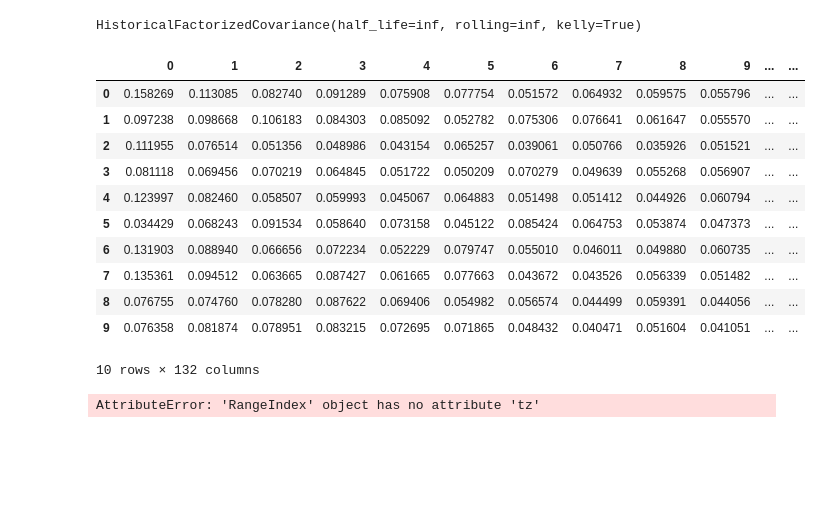
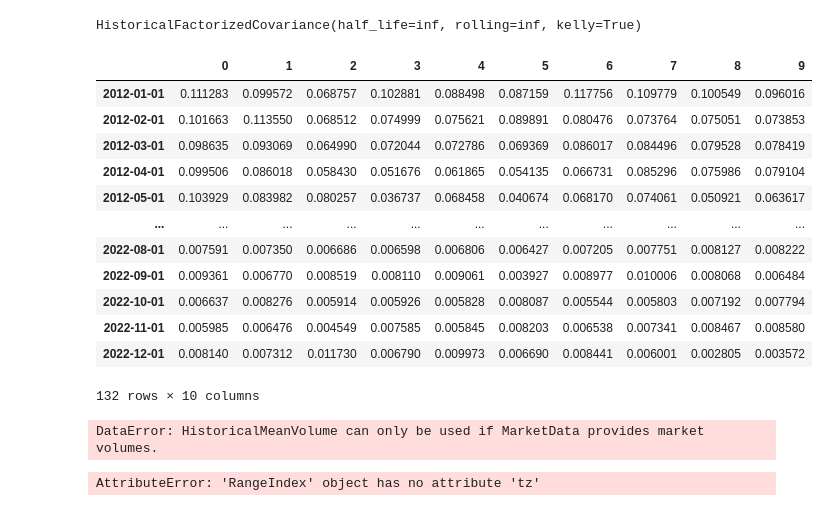
Before and after one commit to thomas-c-suman/ORIE5370Project, a Jupyter notebook: ORIE 5370 Final Project.ipynb, the cells around one changed output. Drawn from its saved outputs; the diff is of its cells as text; code cells hidden in the pictures; blank space fills up the shorter version.

```diff
--- a/ORIE 5370 Final Project.ipynb
+++ b/ORIE 5370 Final Project.ipynb
@@ -48,19 +52,59 @@ returns = (np.array(returns[1:]) - np.array(returns[:-1]))/np.array(returns[:-1]
-# %%
-returns = pd.DataFrame(returns).T
-returns
-# %% [output]
-|  | 0 | 1 | 2 | 3 | 4 | 5 | 6 | 7 | 8 | 9 | ... | ... |
-| 0 | 0.158269 | 0.113085 | 0.082740 | 0.091289 | 0.075908 | 0.077754 | 0.051572 | 0.064932 | 0.059575 | 0.055796 | ... | ... |
-| 1 | 0.097238 | 0.098668 | 0.106183 | 0.084303 | 0.085092 | 0.052782 | 0.075306 | 0.076641 | 0.061647 | 0.055570 | ... | ... |
-| 2 | 0.111955 | 0.076514 | 0.051356 | 0.048986 | 0.043154 | 0.065257 | 0.039061 | 0.050766 | 0.035926 | 0.051521 | ... | ... |
-| 3 | 0.081118 | 0.069456 | 0.070219 | 0.064845 | 0.051722 | 0.050209 | 0.070279 | 0.049639 | 0.055268 | 0.056907 | ... | ... |
-| 4 | 0.123997 | 0.082460 | 0.058507 | 0.059993 | 0.045067 | 0.064883 | 0.051498 | 0.051412 | 0.044926 | 0.060794 | ... | ... |
-| 5 | 0.034429 | 0.068243 | 0.091534 | 0.058640 | 0.073158 | 0.045122 | 0.085424 | 0.064753 | 0.053874 | 0.047373 | ... | ... |
-| 6 | 0.131903 | 0.088940 | 0.066656 | 0.072234 | 0.052229 | 0.079747 | 0.055010 | 0.046011 | 0.049880 | 0.060735 | ... | ... |
-| 7 | 0.135361 | 0.094512 | 0.063665 | 0.087427 | 0.061665 | 0.077663 | 0.043672 | 0.043526 | 0.056339 | 0.051482 | ... | ... |
-| 8 | 0.076755 | 0.074760 | 0.078280 | 0.087622 | 0.069406 | 0.054982 | 0.056574 | 0.044499 | 0.059391 | 0.044056 | ... | ... |
-| 9 | 0.076358 | 0.081874 | 0.078951 | 0.083215 | 0.072695 | 0.071865 | 0.048432 | 0.040471 | 0.051604 | 0.041051 | ... | ... |
-10 rows × 132 columns
+# %%
+ret = pd.DataFrame(returns)
+
+datetime_list = []
+
+for i in range(2012,2023):
+    for j in range(1,13):
+        datetime_list.append(datetime.datetime(i, j, 1))
+
+ret.index = datetime_list
+ret
+# %% [output]
+|  | 0 | 1 | 2 | 3 | 4 | 5 | 6 | 7 | 8 | 9 |
+| 2012-01-01 | 0.111283 | 0.099572 | 0.068757 | 0.102881 | 0.088498 | 0.087159 | 0.117756 | 0.109779 | 0.100549 | 0.096016 |
+| 2012-02-01 | 0.101663 | 0.113550 | 0.068512 | 0.074999 | 0.075621 | 0.089891 | 0.080476 | 0.073764 | 0.075051 | 0.073853 |
+| 2012-03-01 | 0.098635 | 0.093069 | 0.064990 | 0.072044 | 0.072786 | 0.069369 | 0.086017 | 0.084496 | 0.079528 | 0.078419 |
+| 2012-04-01 | 0.099506 | 0.086018 | 0.058430 | 0.051676 | 0.061865 | 0.054135 | 0.066731 | 0.085296 | 0.075986 | 0.079104 |
+| 2012-05-01 | 0.103929 | 0.083982 | 0.080257 | 0.036737 | 0.068458 | 0.040674 | 0.068170 | 0.074061 | 0.050921 | 0.063617 |
+| ... | ... | ... | ... | ... | ... | ... | ... | ... | ... | ... |
+| 2022-08-01 | 0.007591 | 0.007350 | 0.006686 | 0.006598 | 0.006806 | 0.006427 | 0.007205 | 0.007751 | 0.008127 | 0.008222 |
+| 2022-09-01 | 0.009361 | 0.006770 | 0.008519 | 0.008110 | 0.009061 | 0.003927 | 0.008977 | 0.010006 | 0.008068 | 0.006484 |
+| 2022-10-01 | 0.006637 | 0.008276 | 0.005914 | 0.005926 | 0.005828 | 0.008087 | 0.005544 | 0.005803 | 0.007192 | 0.007794 |
+| 2022-11-01 | 0.005985 | 0.006476 | 0.004549 | 0.007585 | 0.005845 | 0.008203 | 0.006538 | 0.007341 | 0.008467 | 0.008580 |
+| 2022-12-01 | 0.008140 | 0.007312 | 0.011730 | 0.006790 | 0.009973 | 0.006690 | 0.008441 | 0.006001 | 0.002805 | 0.003572 |
+132 rows × 10 columns
+# %%
+# Historical Data
+
+# Initialize stock market simulator
+simulator = cvx.MarketSimulator(returns = ret.tz_localize('UTC'))
+
+# Create objective function and constraints to the optimization problem
+
+constraints = []
+gamma_trade = 2.5
+gamma_hold = 2.5
+
+def make_policy(gamma_trade, gamma_risk, constraints):
+    return cvx.MultiPeriodOptimization(cvx.ReturnsForecast()
+                                       - gamma_trade * cvx.StocksTransactionCost()
+                                       - gamma_hold * cvx.StocksHoldingCost() - cvx.FullCovariance(),
+                                          constraints, planning_horizon=12)
+
+policy = make_policy(1, 1, constraints)
+
+# objective = cvx.ReturnsForecast()
+#             - gamma_trade * cvx.StocksTransactionCost() - gamma_hold * cvx.StocksHoldingCost()
+#             - cvx.FullCovariance()
+
+# Initialize policy
+# policy = cvx.MultiPeriodOptimization(objective, constraints, planning_horizon=12)
+
+# backtest
+results = simulator.backtest_many([policy, cvx.Uniform()], start_time='2022-01-01', end_time='2023-01-01')
+# %% [output]
+DataError: HistoricalMeanVolume can only be used if MarketData provides market volumes.
 # %%
 # Historical Data
 
```
Also changed, not shown: parts of 3 cells of this notebook.
